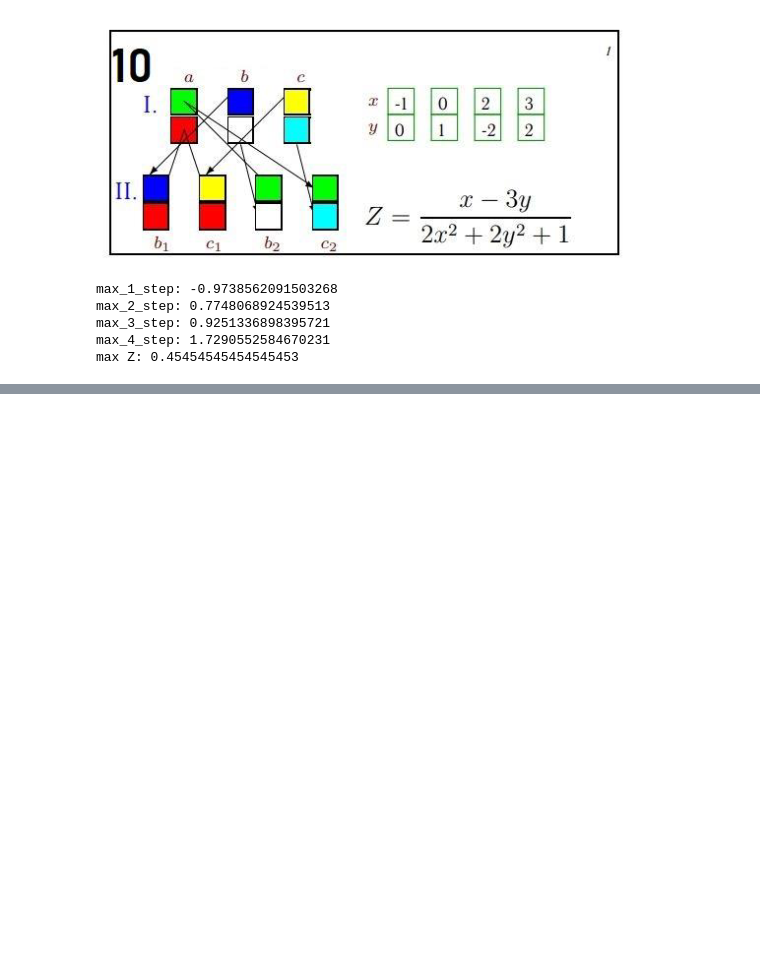
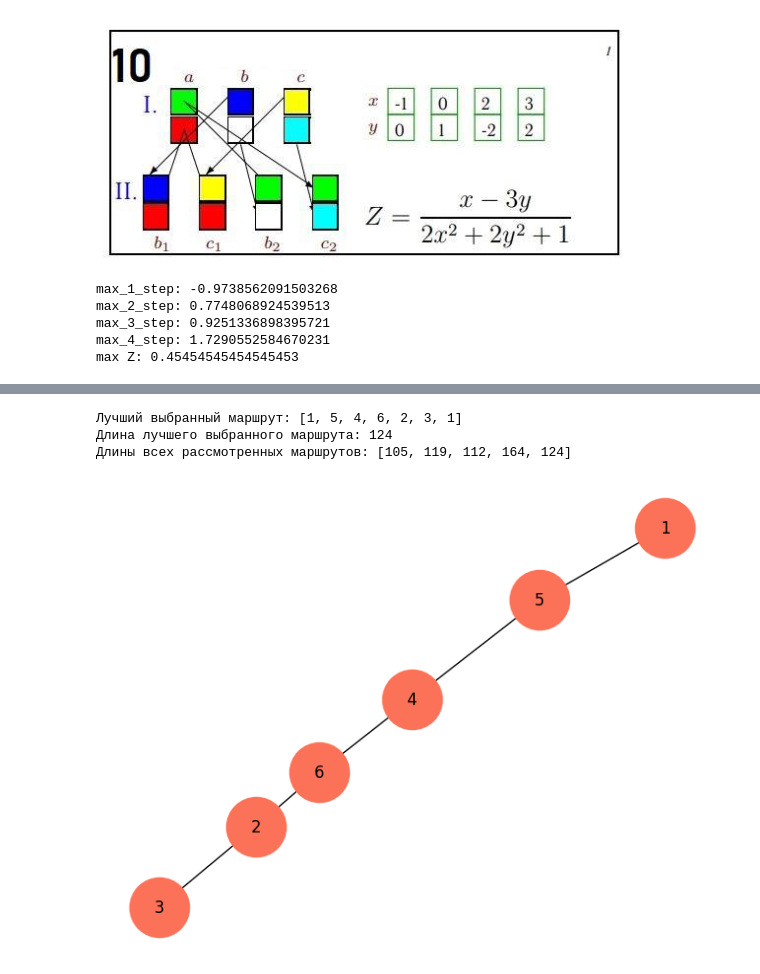
Before and after one commit to ZXCmitya/mirea, a Jupyter notebook: ai/kalinin_practice6.ipynb, the cells around one changed output, grey strips where cells are left out. Cells and saved outputs as stored; diff of their text form; code cells hidden in the pictures; blank space fills up the shorter version.

```diff
--- a/ai/kalinin_practice6.ipynb
+++ b/ai/kalinin_practice6.ipynb
@@ -723,0 +860,32 @@ from math import e
+# %%
+dist = [(1, 2, 23),
+        (2, 3, 42),
+        (1, 4, 40),
+        (1, 5, 25),
+        (1, 6, 22),
+        (2, 3, 20),
+        (2, 4, 30),
+        (2, 5, 34),
+        (2, 6, 13),
+        (3, 4, 22),
+        (3, 5, 41),
+        (3, 6, 21),
+        (4, 5, 26),
+        (4, 6, 19),
+        (5, 6, 22)]
+
+v = [1, 3, 4, 5, 6, 2, 1]
+z = [(4, 5), (5, 6), (2, 4), (6, 2)]
+p = [78, 24, 63, 17]
+t = 100
+
+bestRoute, arrLength = chooseRoute(dist, v, z, t, p)
+print(f'Лучший выбранный маршрут: {bestRoute}')
+print (f'Длина лучшего выбранного маршрута: {routeLength (bestRoute, dist)}')
+print(f'Длины всех рассмотренных маршрутов: {arrLength}')
+drawRouteGraph (dist, bestRoute)
+# %% [output]
+Лучший выбранный маршрут: [1, 5, 4, 6, 2, 3, 1]
+Длина лучшего выбранного маршрута: 124
+Длины всех рассмотренных маршрутов: [105, 119, 112, 164, 124]
+[figure, added]
```
Also changed, not shown: parts of 18 cells of this notebook, 1 other file.
